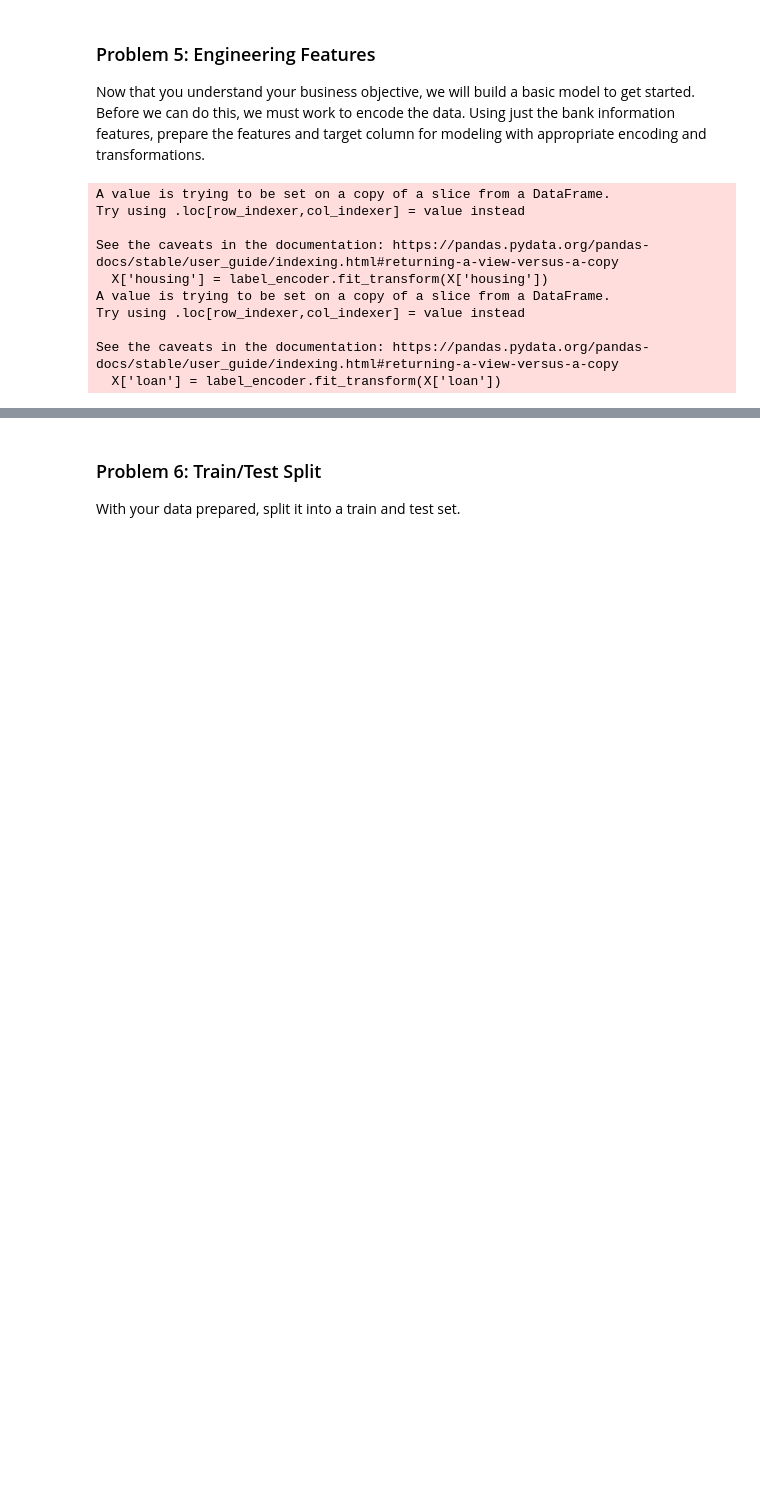
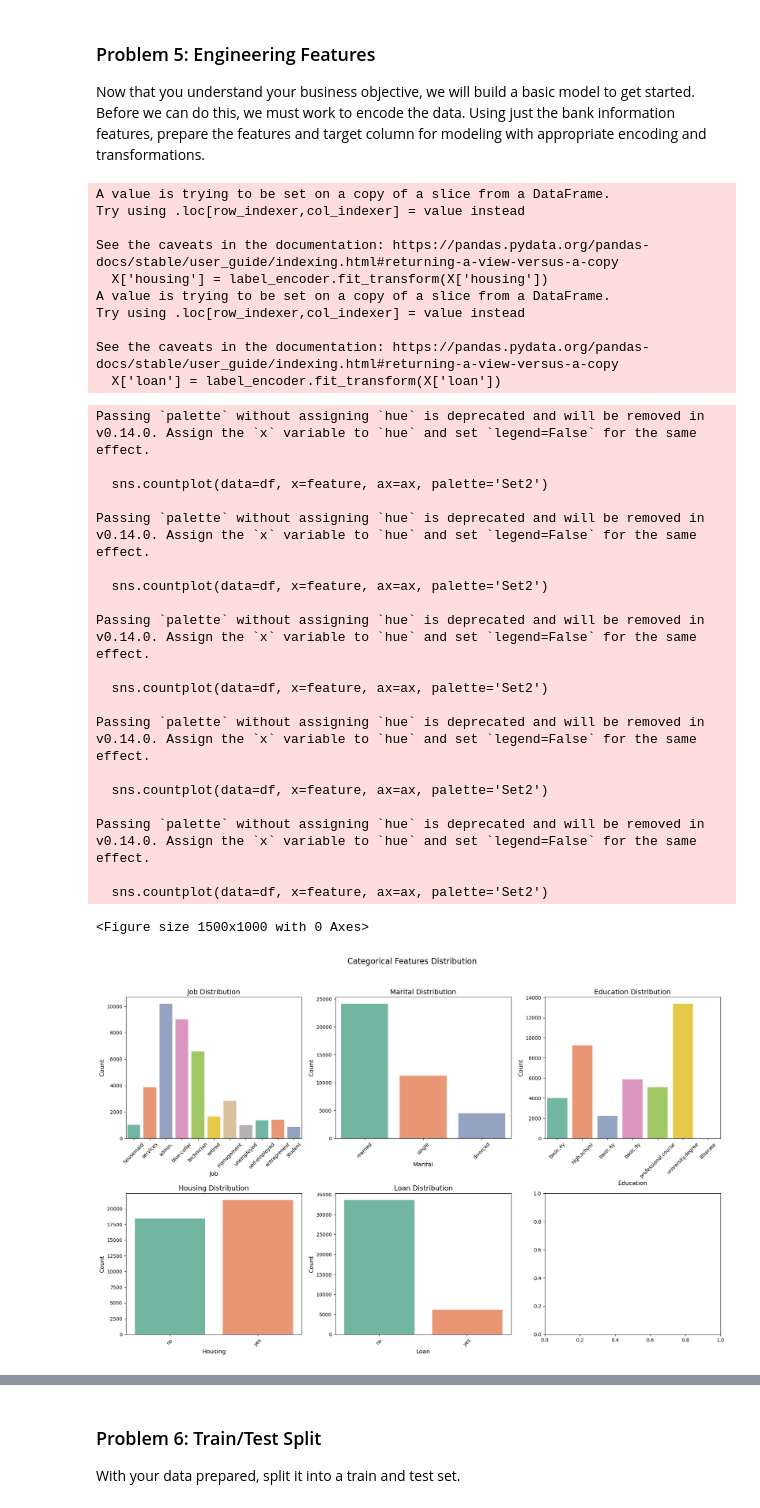
Before and after one commit to adelfeyz/BankCampaigns, a Jupyter notebook: prompt_III.ipynb, the cells around one changed output, grey strips where cells are left out. Drawn from its saved outputs; the diff is of its cells as text; code cells hidden in the pictures; blank space fills up the shorter version.

```diff
--- a/prompt_III.ipynb
+++ b/prompt_III.ipynb
@@ -310,3 +314,50 @@ Try using .loc[row_indexer,col_indexer] = value instead
 
 See the caveats in the documentation: https://pandas.pydata.org/pandas-docs/stable/user_guide/indexing.html#returning-a-view-versus-a-copy
   X['loan'] = label_encoder.fit_transform(X['loan'])
+# %%
+import matplotlib.pyplot as plt
+import seaborn as sns
+
+# Ensure plots are visible and scaled correctly for readability
+plt.figure(figsize=(15, 10))
+
+# 1. Visualization for Categorical Variables (e.g., 'job', 'marital', 'education', 'housing', 'loan')
+categorical_features = ['job', 'marital', 'education', 'housing', 'loan']
+
+# Plot bar plots for categorical variables in subplots
+fig, axes = plt.subplots(nrows=2, ncols=3, figsize=(18, 12))
+fig.suptitle('Categorical Features Distribution', fontsize=16)
+
+for ax, feature in zip(axes.flatten(), categorical_features):
+    sns.countplot(data=df, x=feature, ax=ax, palette='Set2')
+    ax.set_title(f'{feature.capitalize()} Distribution', fontsize=14)
+    ax.set_xlabel(f'{feature.capitalize()}', fontsize=12)
+    ax.set_ylabel('Count', fontsize=12)
+    ax.tick_params(axis='x', rotation=45)
+    ax.tick_params(axis='y', labelsize=10)
+
+# Adjust layout for better readability
+plt.tight_layout(rect=[0, 0.03, 1, 0.95])
+plt.show()
+# %% [output]
+Passing `palette` without assigning `hue` is deprecated and will be removed in v0.14.0. Assign the `x` variable to `hue` and set `legend=False` for the same effect.
+
+  sns.countplot(data=df, x=feature, ax=ax, palette='Set2')
+
+Passing `palette` without assigning `hue` is deprecated and will be removed in v0.14.0. Assign the `x` variable to `hue` and set `legend=False` for the same effect.
+
+  sns.countplot(data=df, x=feature, ax=ax, palette='Set2')
+
+Passing `palette` without assigning `hue` is deprecated and will be removed in v0.14.0. Assign the `x` variable to `hue` and set `legend=False` for the same effect.
+
+  sns.countplot(data=df, x=feature, ax=ax, palette='Set2')
+
+Passing `palette` without assigning `hue` is deprecated and will be removed in v0.14.0. Assign the `x` variable to `hue` and set `legend=False` for the same effect.
+
+  sns.countplot(data=df, x=feature, ax=ax, palette='Set2')
+
+Passing `palette` without assigning `hue` is deprecated and will be removed in v0.14.0. Assign the `x` variable to `hue` and set `legend=False` for the same effect.
+
+  sns.countplot(data=df, x=feature, ax=ax, palette='Set2')
+<Figure size 1500x1000 with 0 Axes>
+[figure, added]
```
Also changed, not shown: parts of 10 cells of this notebook, 1 other file.
